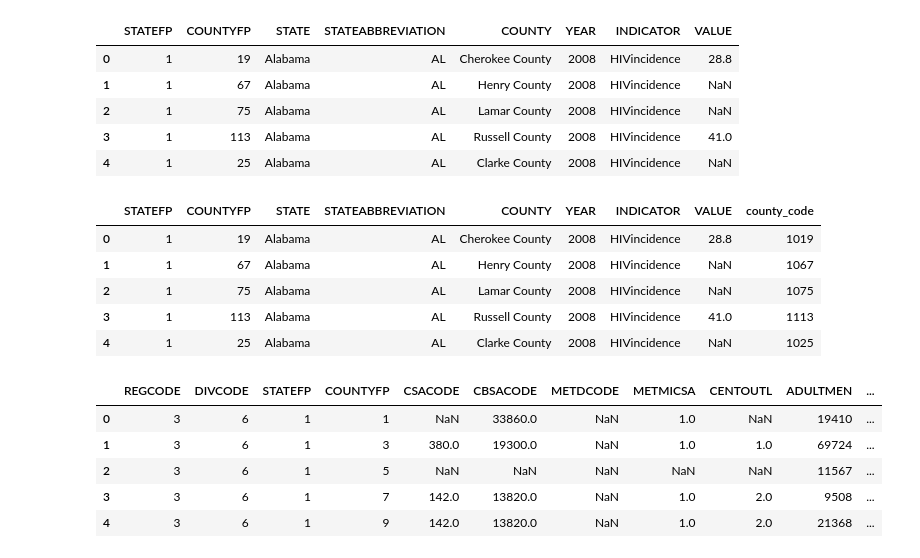
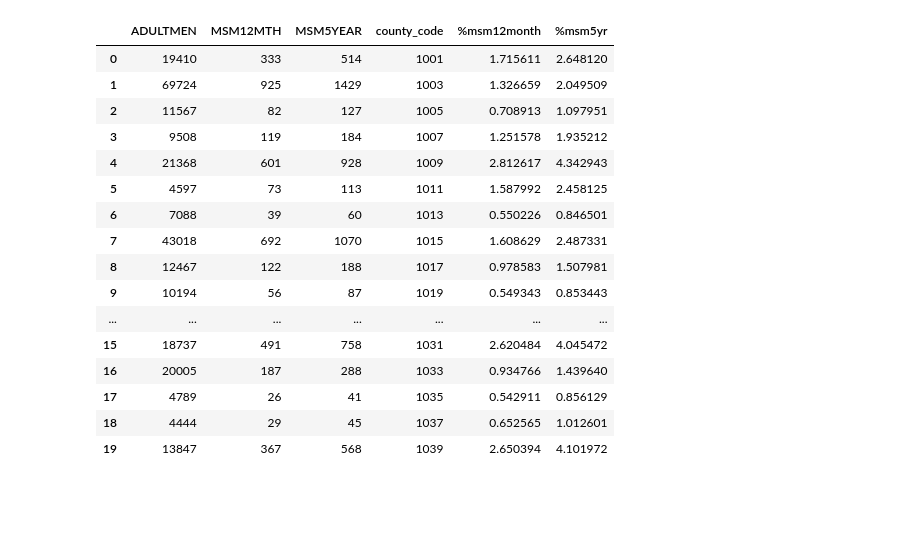
Before and after one commit to elogue01/Forecasting-HIV-Infections, a Jupyter notebook: Capstone_eda.ipynb, the cells around one changed output. Drawn from its saved outputs; the diff is of its cells as text; code cells hidden in the pictures; blank space fills up the shorter version.

Commit message:
added data dict for amfar opioid data and updated eda notebook

```diff
--- a/Capstone_eda.ipynb
+++ b/Capstone_eda.ipynb
@@ -4,32 +6,35 @@ import matplotlib.pyplot as plt
 %matplotlib inline
-# %%
-hiv_df = pd.read_csv("OpioidDB_HIVincidence_countydata_2017-12-21.csv")
-hiv_df.head()
-# %% [output]
-|  | STATEFP | COUNTYFP | STATE | STATEABBREVIATION | COUNTY | YEAR | INDICATOR | VALUE |
-| 0 | 1 | 19 | Alabama | AL | Cherokee County | 2008 | HIVincidence | 28.8 |
-| 1 | 1 | 67 | Alabama | AL | Henry County | 2008 | HIVincidence | NaN |
-| 2 | 1 | 75 | Alabama | AL | Lamar County | 2008 | HIVincidence | NaN |
-| 3 | 1 | 113 | Alabama | AL | Russell County | 2008 | HIVincidence | 41.0 |
-| 4 | 1 | 25 | Alabama | AL | Clarke County | 2008 | HIVincidence | NaN |
-# %%
-hiv_df['county_code'] = hiv_df.STATEFP*1000 + hiv_df.COUNTYFP
-hiv_df.head()
-# %% [output]
-|  | STATEFP | COUNTYFP | STATE | STATEABBREVIATION | COUNTY | YEAR | INDICATOR | VALUE | county_code |
-| 0 | 1 | 19 | Alabama | AL | Cherokee County | 2008 | HIVincidence | 28.8 | 1019 |
-| 1 | 1 | 67 | Alabama | AL | Henry County | 2008 | HIVincidence | NaN | 1067 |
-| 2 | 1 | 75 | Alabama | AL | Lamar County | 2008 | HIVincidence | NaN | 1075 |
-| 3 | 1 | 113 | Alabama | AL | Russell County | 2008 | HIVincidence | 41.0 | 1113 |
-| 4 | 1 | 25 | Alabama | AL | Clarke County | 2008 | HIVincidence | NaN | 1025 |
 # %%
-msm_df = pd.read_csv("US MSM Estimates Data 2013.csv")
+msm_df = pd.read_csv("data/US MSM Estimates Data 2013.csv")
 msm_df['county_code'] = msm_df.STATEFP*1000 + msm_df.COUNTYFP
-msm_df.head()
+msm_df['county_code'] = msm_df.county_code.astype(int)
+msm_df['%msm12month'] = 100 * (msm_df.MSM12MTH / msm_df.ADULTMEN)
+msm_df['%msm5yr'] = 100 * (msm_df.MSM5YEAR / msm_df.ADULTMEN)
+msm_df.drop(['REGCODE',
+             'DIVCODE',
+             'STATEFP',
+             'COUNTYFP',
+             'CSACODE',
+             'CBSACODE',
+             'METDCODE',
+             'METMICSA',
+             'CENTOUTL'], axis=1, inplace=True)
+msm_df.head(20)
 # %% [output]
-|  | REGCODE | DIVCODE | STATEFP | COUNTYFP | CSACODE | CBSACODE | METDCODE | METMICSA | CENTOUTL | ADULTMEN | ... |
-| 0 | 3 | 6 | 1 | 1 | NaN | 33860.0 | NaN | 1.0 | NaN | 19410 | ... |
-| 1 | 3 | 6 | 1 | 3 | 380.0 | 19300.0 | NaN | 1.0 | 1.0 | 69724 | ... |
-| 2 | 3 | 6 | 1 | 5 | NaN | NaN | NaN | NaN | NaN | 11567 | ... |
-| 3 | 3 | 6 | 1 | 7 | 142.0 | 13820.0 | NaN | 1.0 | 2.0 | 9508 | ... |
-| 4 | 3 | 6 | 1 | 9 | 142.0 | 13820.0 | NaN | 1.0 | 2.0 | 21368 | ... |
+|  | ADULTMEN | MSM12MTH | MSM5YEAR | county_code | %msm12month | %msm5yr |
+| 0 | 19410 | 333 | 514 | 1001 | 1.715611 | 2.648120 |
+| 1 | 69724 | 925 | 1429 | 1003 | 1.326659 | 2.049509 |
+| 2 | 11567 | 82 | 127 | 1005 | 0.708913 | 1.097951 |
+| 3 | 9508 | 119 | 184 | 1007 | 1.251578 | 1.935212 |
+| 4 | 21368 | 601 | 928 | 1009 | 2.812617 | 4.342943 |
+| 5 | 4597 | 73 | 113 | 1011 | 1.587992 | 2.458125 |
+| 6 | 7088 | 39 | 60 | 1013 | 0.550226 | 0.846501 |
+| 7 | 43018 | 692 | 1070 | 1015 | 1.608629 | 2.487331 |
+| 8 | 12467 | 122 | 188 | 1017 | 0.978583 | 1.507981 |
+| 9 | 10194 | 56 | 87 | 1019 | 0.549343 | 0.853443 |
+| ... | ... | ... | ... | ... | ... | ... |
+| 15 | 18737 | 491 | 758 | 1031 | 2.620484 | 4.045472 |
+| 16 | 20005 | 187 | 288 | 1033 | 0.934766 | 1.439640 |
+| 17 | 4789 | 26 | 41 | 1035 | 0.542911 | 0.856129 |
+| 18 | 4444 | 29 | 45 | 1037 | 0.652565 | 1.012601 |
+| 19 | 13847 | 367 | 568 | 1039 | 2.650394 | 4.101972 |
```
Also changed, not shown: parts of 44 cells of this notebook, 1 other file.
